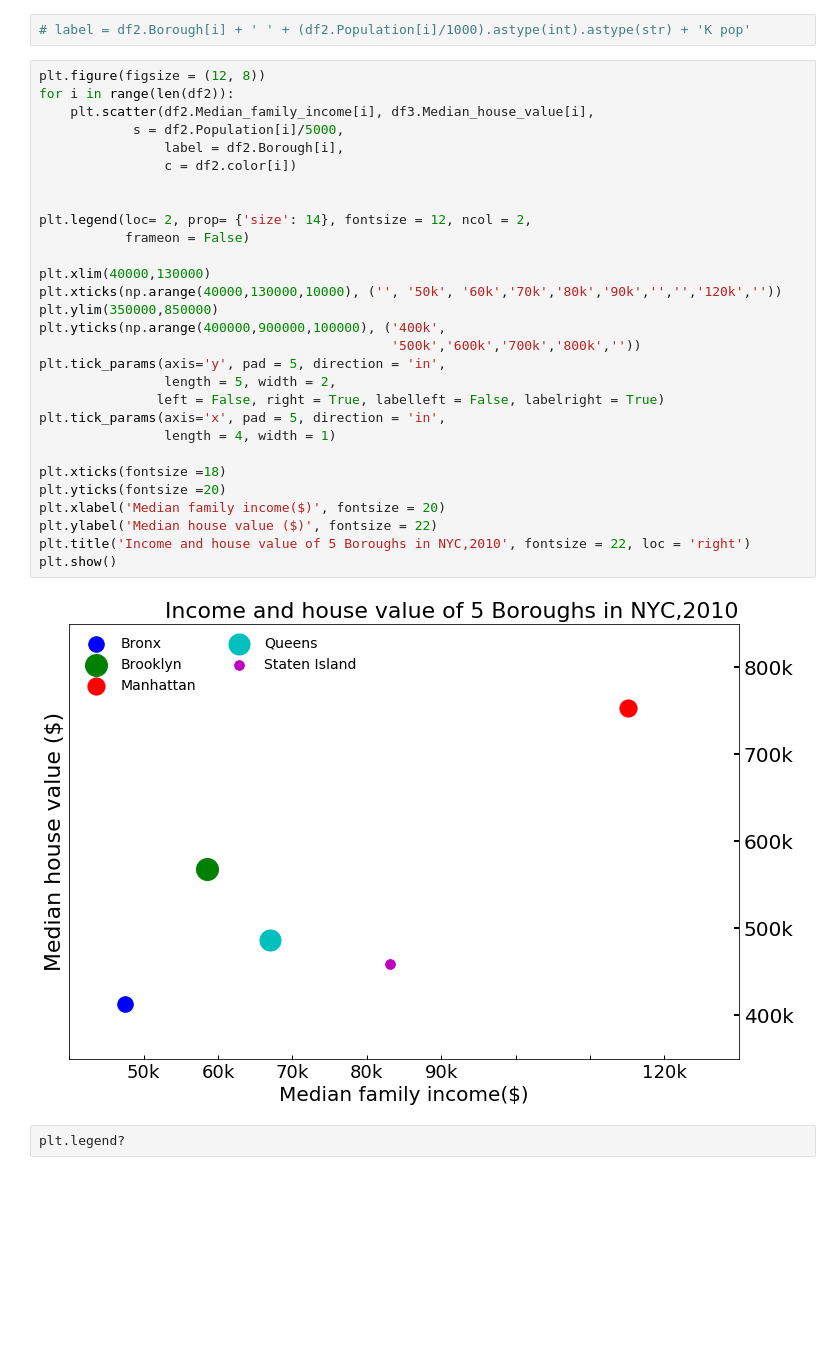
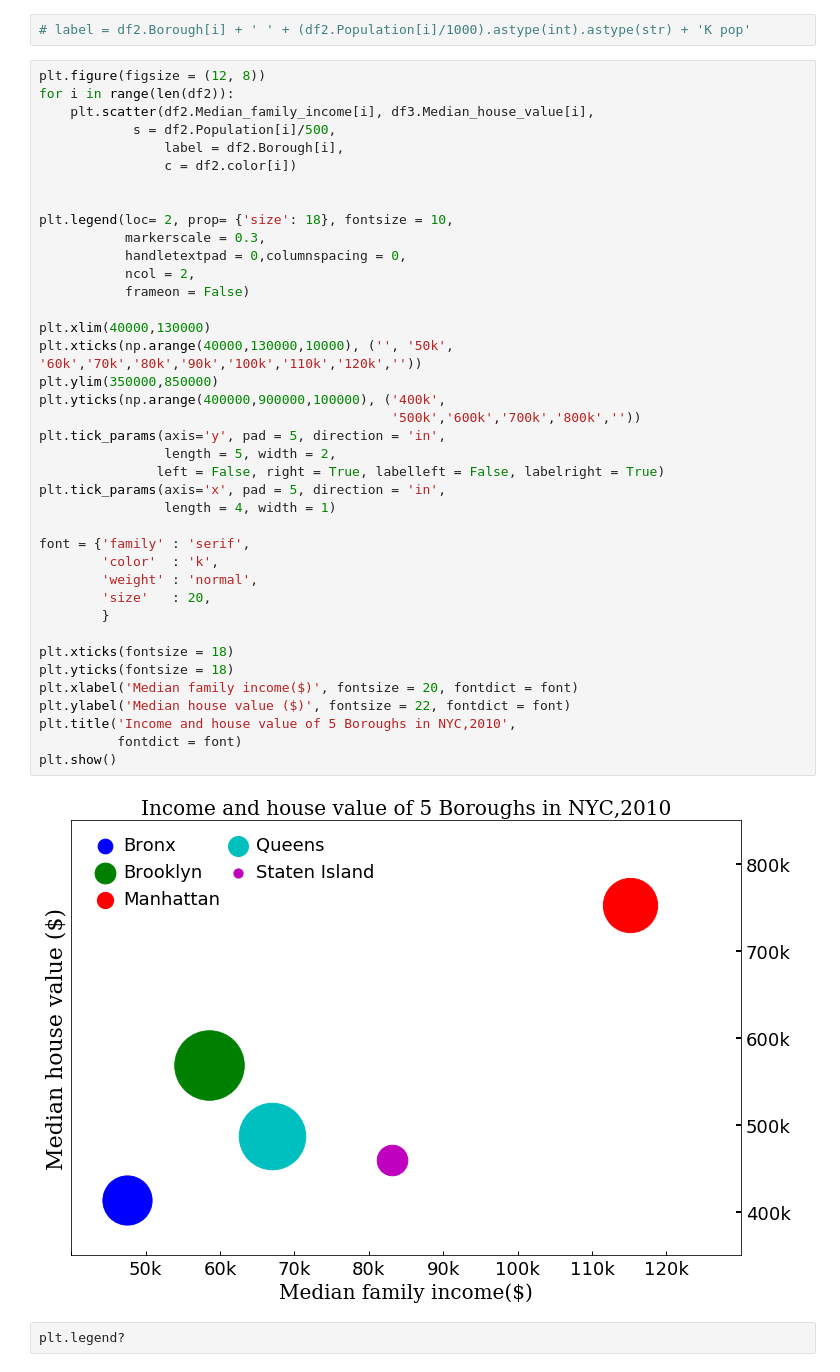
Before and after one commit to picniclin/PUI2017_yl5240, a Jupyter notebook: HW8_yl5240/HW8_yl5240.ipynb, the cells around one changed output. Drawn from its saved outputs; the diff is of its cells as text; blank space fills up the shorter version.

```diff
--- a/HW8_yl5240/HW8_yl5240.ipynb
+++ b/HW8_yl5240/HW8_yl5240.ipynb
@@ -108,34 +108,44 @@ Name: Population, dtype: object
 # %%
 plt.figure(figsize = (12, 8))
 for i in range(len(df2)):
     plt.scatter(df2.Median_family_income[i], df3.Median_house_value[i],
-            s = df2.Population[i]/5000,
+            s = df2.Population[i]/500,
                 label = df2.Borough[i],
                 c = df2.color[i])
 
 
-plt.legend(loc= 2, prop= {'size': 14}, fontsize = 12, ncol = 2,
+plt.legend(loc= 2, prop= {'size': 18}, fontsize = 10,
+           markerscale = 0.3,
+           handletextpad = 0,columnspacing = 0,
+           ncol = 2,
            frameon = False)
 
 plt.xlim(40000,130000)
-plt.xticks(np.arange(40000,130000,10000), ('', '50k', '60k','70k','80k','90k','','','120k',''))
+plt.xticks(np.arange(40000,130000,10000), ('', '50k', '60k','70k','80k','90k','100k','110k','120k',''))
 plt.ylim(350000,850000)
 plt.yticks(np.arange(400000,900000,100000), ('400k',
                                              '500k','600k','700k','800k',''))
 plt.tick_params(axis='y', pad = 5, direction = 'in',
                 length = 5, width = 2,
                left = False, right = True, labelleft = False, labelright = True)
 plt.tick_params(axis='x', pad = 5, direction = 'in',
                 length = 4, width = 1)
 
-plt.xticks(fontsize =18)
-plt.yticks(fontsize =20)
-plt.xlabel('Median family income($)', fontsize = 20)
-plt.ylabel('Median house value ($)', fontsize = 22)
-plt.title('Income and house value of 5 Boroughs in NYC,2010', fontsize = 22, loc = 'right')
+font = {'family' : 'serif',
+        'color'  : 'k',
+        'weight' : 'normal',
+        'size'   : 20,
+        }
+
+plt.xticks(fontsize = 18)
+plt.yticks(fontsize = 18)
+plt.xlabel('Median family income($)', fontsize = 20, fontdict = font)
+plt.ylabel('Median house value ($)', fontsize = 22, fontdict = font)
+plt.title('Income and house value of 5 Boroughs in NYC,2010',
+          fontdict = font)
 plt.show()
 # %% [output]
-[figure, old version]
+[figure, new version]
 # %%
 plt.legend?
 # %%
```
